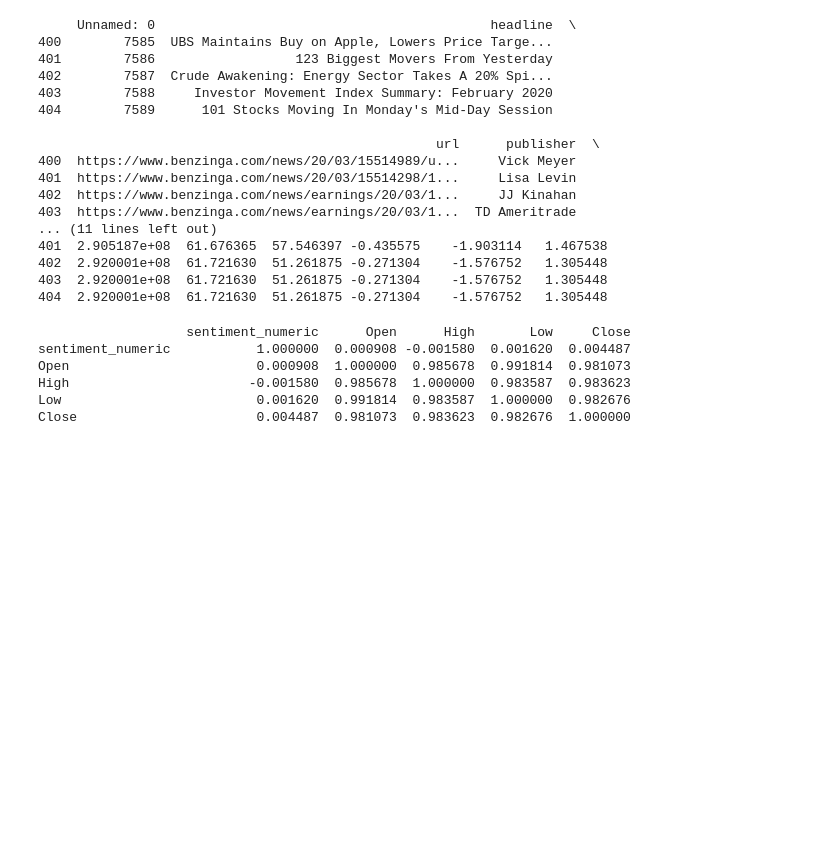
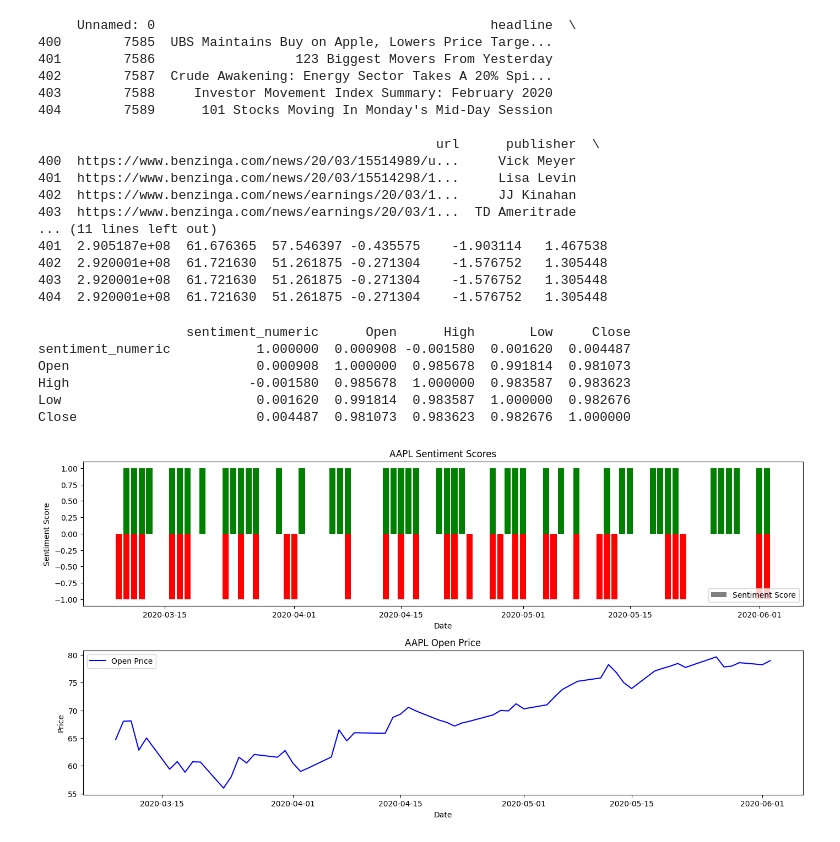
Before and after one commit to dani6566/FNSPID, a Jupyter notebook: Notebooks/financial_analysis.ipynb, the cells around one changed output. Drawn from its saved outputs; the diff is of its cells as text; code cells hidden in the pictures; blank space fills up the shorter version.

Commit message:
Implement data visualization with bar charts and line plots using matplotlib

```diff
--- a/Notebooks/financial_analysis.ipynb
+++ b/Notebooks/financial_analysis.ipynb
@@ -300,6 +300,34 @@ Open                        0.000908  1.000000  0.985678  0.991814  0.981073
 High                       -0.001580  0.985678  1.000000  0.983587  0.983623
 Low                         0.001620  0.991814  0.983587  1.000000  0.982676
 Close                       0.004487  0.981073  0.983623  0.982676  1.000000
+# %%
+# Convert 'sentiment' to numeric for plotting
+merged_df['sentiment_numeric'] = merged_df['sentiment'].apply(lambda x: 1 if x == 'Positive' else -1 if x == 'Negative' else 0)
+
+# Plot
+plt.figure(figsize=(14, 10))
+
+# Plot Sentiment Scores
+plt.subplot(3, 1, 1)
+colors = merged_df['sentiment_numeric'].apply(lambda x: 'green' if x > 0 else 'red' if x < 0 else 'gray')
+plt.bar(merged_df['date'], merged_df['sentiment_numeric'], color=colors)
+plt.title('AAPL Sentiment Scores')
+plt.xlabel('Date')
+plt.ylabel('Sentiment Score')
+plt.legend(['Sentiment Score'])
+
+# Plot Opening Prices
+plt.subplot(3, 1, 2)
+plt.plot(merged_df['date'], merged_df['Open'], color='blue')
+plt.title('AAPL Open Price')
+plt.xlabel('Date')
+plt.ylabel('Price')
+plt.legend(['Open Price'])
+
+plt.tight_layout()
+plt.show()
+# %% [output]
+[figure, added]
 # %%
 import pandas as pd
 import plotly.graph_objs as go
```
Also changed, not shown: parts of 1 cell of this notebook.
